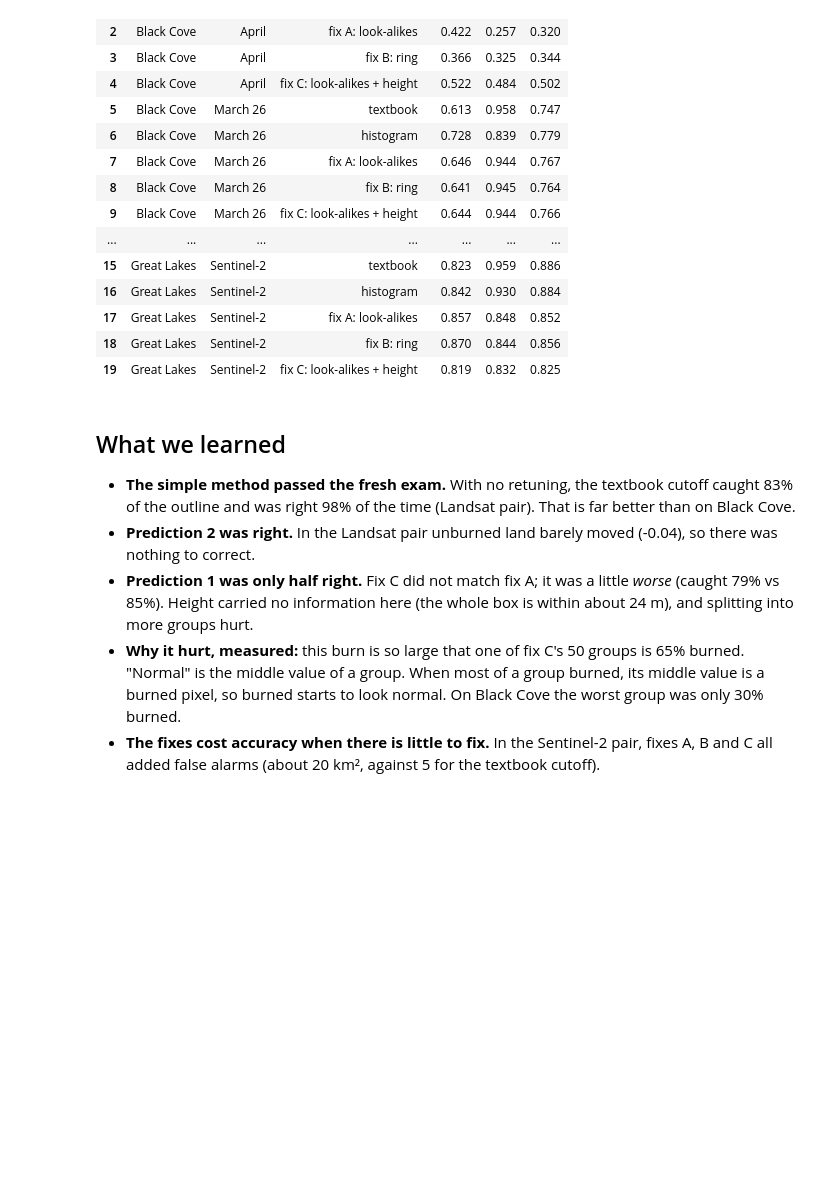
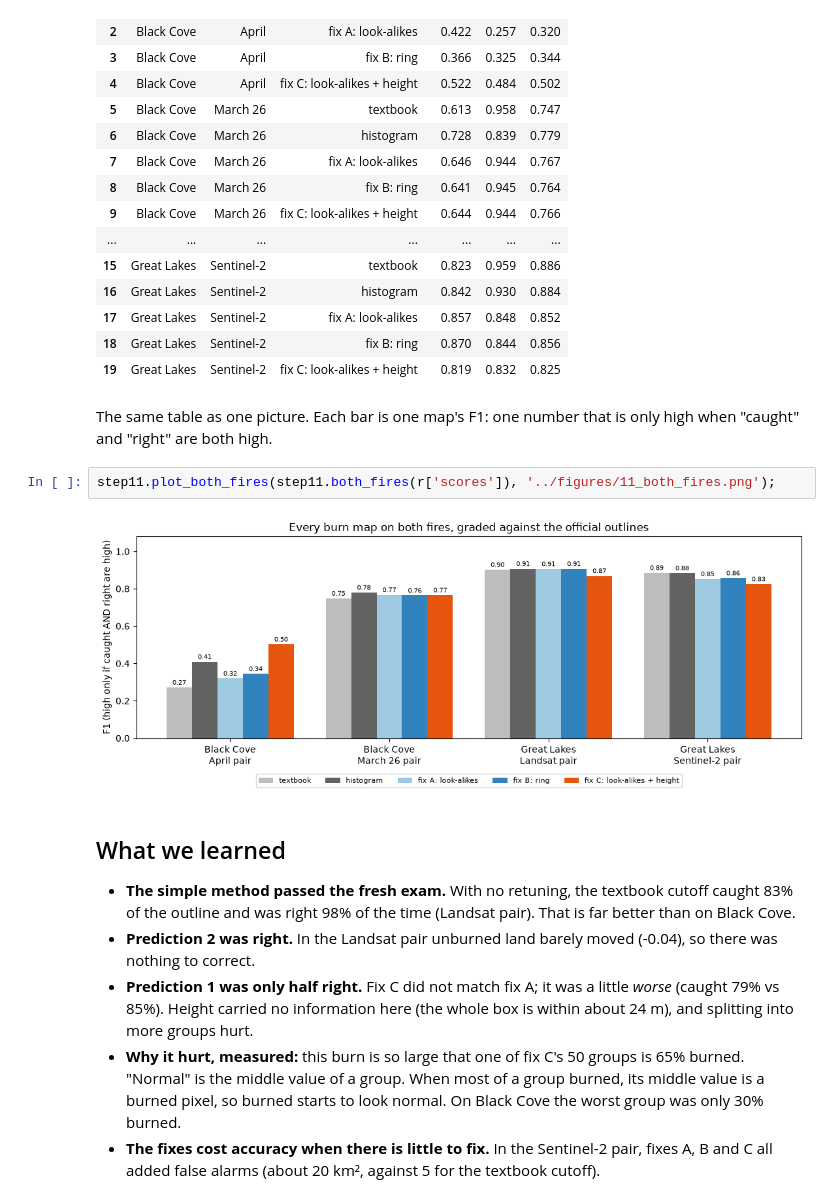
Before and after one commit to HolySmoresS/nc-hls-mapper, a Jupyter notebook: notebooks/11_second_fire.ipynb, the cells around one changed output. Saved outputs shown, nothing was run; the diff lists cells and outputs as text; blank space fills up the shorter version.

```diff
--- a/notebooks/11_second_fire.ipynb
+++ b/notebooks/11_second_fire.ipynb
@@ -116,6 +116,12 @@ step11.both_fires(r['scores'])
 | 17 | Great Lakes | Sentinel-2 | fix A: look-alikes | 0.857 | 0.848 | 0.852 |
 | 18 | Great Lakes | Sentinel-2 | fix B: ring | 0.870 | 0.844 | 0.856 |
 | 19 | Great Lakes | Sentinel-2 | fix C: look-alikes + height | 0.819 | 0.832 | 0.825 |
+# %% [markdown]
+The same table as one picture. Each bar is one map's F1: one number that is only high when "caught" and "right" are both high.
+# %%
+step11.plot_both_fires(step11.both_fires(r['scores']), '../figures/11_both_fires.png');
+# %% [output]
+[figure, added]
 # %% [markdown]
 ## What we learned
 - **The simple method passed the fresh exam.** With no retuning, the textbook cutoff caught 83% of the outline and was right 98% of the time (Landsat pair). That is far better than on Black Cove.
```
Also changed, not shown: 5 other files.
